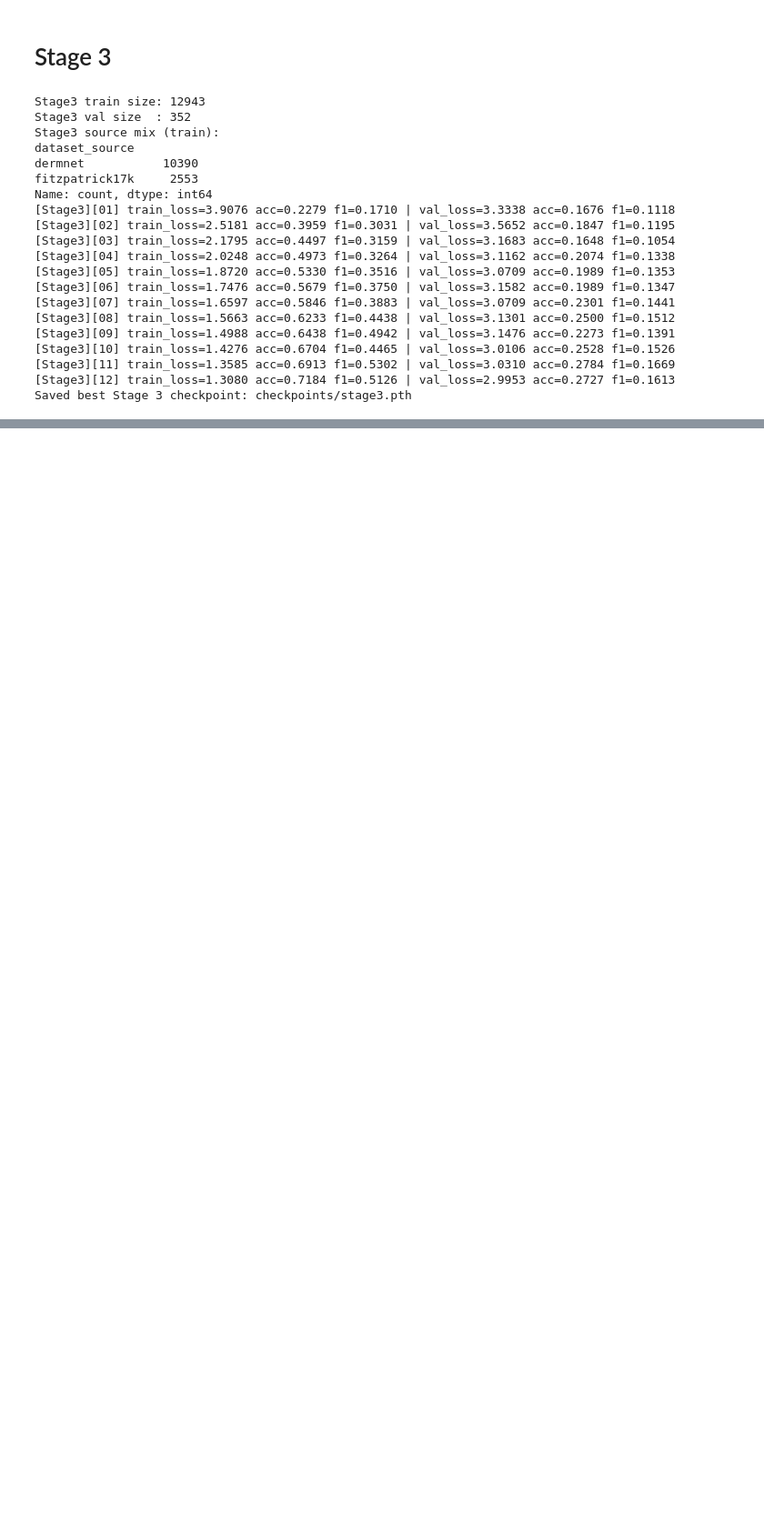
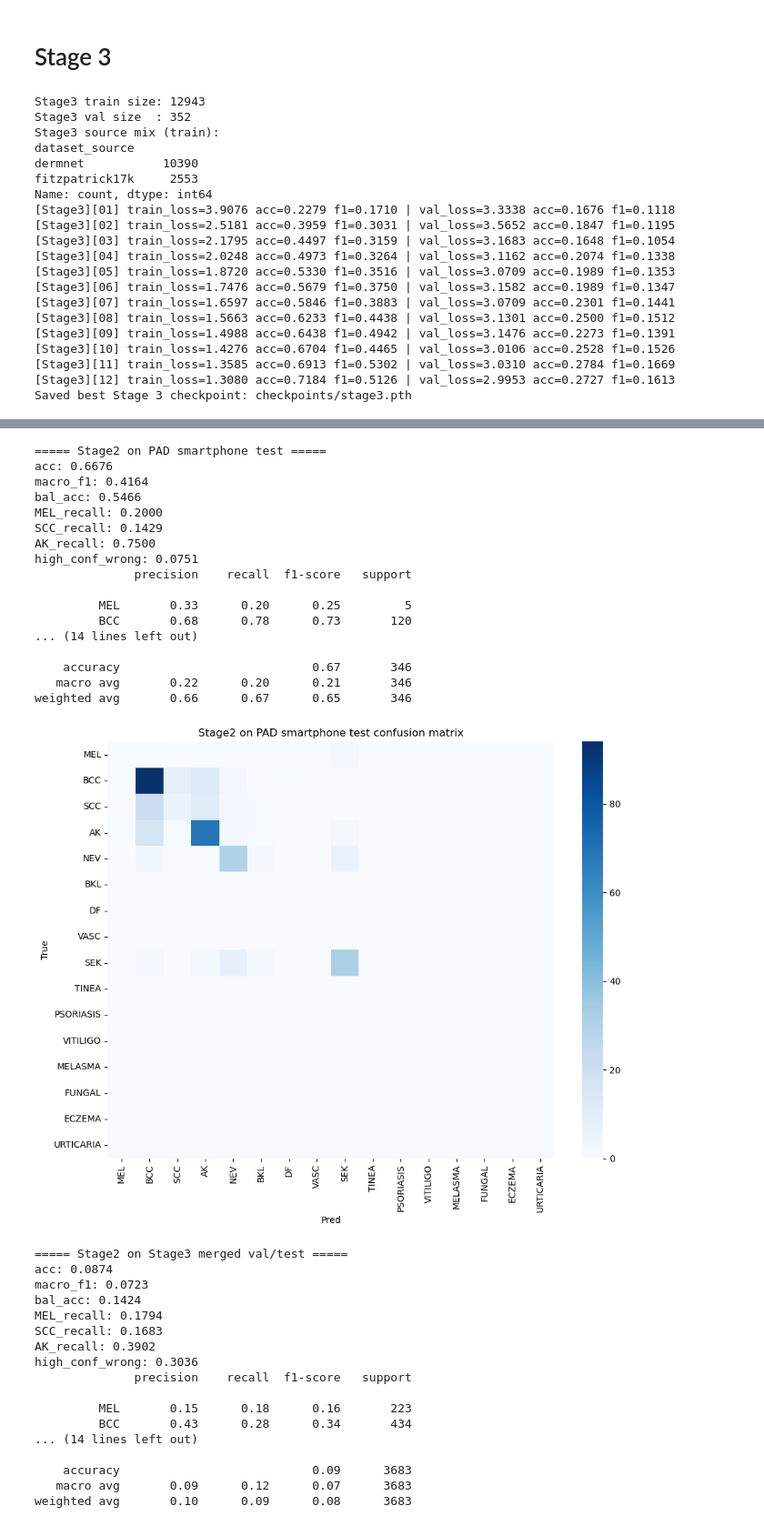
Before and after one commit to Prakhar9896/SkinDisease, a Jupyter notebook: model.ipynb, the cells around one changed output, grey strips where cells are left out. Shown at 91% size. Cells and saved outputs as stored; diff of their text form; code cells hidden in the pictures; blank space fills up the shorter version.

```diff
--- a/model.ipynb
+++ b/model.ipynb
@@ -875,0 +1537,18 @@ Saved best Stage 3 checkpoint: checkpoints/stage3.pth
+# %%
+# Cell 2: prepare PAD test and Stage3 val/test datasets once
+# PAD smartphone test
+pad_df = pd.read_csv(r"data\stage2\pad_stage2_test.csv").copy()
+map_raw = {'bcc':'BCC','mel':'MEL','scc':'SCC','ack':'AK','sek':'SEK','nev':'NEV','nv':'NEV'}
+pad_df['label_idx'] = pad_df['label'].astype(str).str.lower().map(map_raw).map(lambda x: UNIFIED_INDEX.get(x, -1))
+pad_df = pad_df[pad_df['label_idx'] >= 0].reset_index(drop=True)
+
+# Stage3 merged val/test
+s3 = pd.read_csv(r"stage3_output\stage3_merged.csv").copy()
+s3 = s3[s3['has_disease_label'].astype(bool)].copy()
+s3['label_idx'] = s3['unified_label'].map(lambda x: UNIFIED_INDEX.get(str(x), -1))
+s3 = s3[s3['label_idx'] >= 0].copy()
+s3['split'] = s3['split'].astype(str).str.lower()
+s3_eval = s3[s3['split'].isin(['val','test'])].reset_index(drop=True)
+
+print("PAD rows:", len(pad_df))
+print("Stage3 val/test rows:", len(s3_eval))
@@ -875,0 +1558,40 @@ Saved best Stage 3 checkpoint: checkpoints/stage3.pth
+# %%
+# Cell 3: evaluate stage2 on PAD + Stage3 val/test
+stage2_pad = eval_model(stage2_model, pad_df, "Stage2 on PAD smartphone test")
+stage2_s3  = eval_model(stage2_model, s3_eval, "Stage2 on Stage3 merged val/test", fst_col='fst_group')
+# %% [output]
+===== Stage2 on PAD smartphone test =====
+acc: 0.6676
+macro_f1: 0.4164
+bal_acc: 0.5466
+MEL_recall: 0.2000
+SCC_recall: 0.1429
+AK_recall: 0.7500
+high_conf_wrong: 0.0751
+              precision    recall  f1-score   support
+
+         MEL       0.33      0.20      0.25         5
+         BCC       0.68      0.78      0.73       120
+... (14 lines left out)
+
+    accuracy                           0.67       346
+   macro avg       0.22      0.20      0.21       346
+weighted avg       0.66      0.67      0.65       346
+[figure, added]
+===== Stage2 on Stage3 merged val/test =====
+acc: 0.0874
+macro_f1: 0.0723
+bal_acc: 0.1424
+MEL_recall: 0.1794
+SCC_recall: 0.1683
+AK_recall: 0.3902
+high_conf_wrong: 0.3036
+              precision    recall  f1-score   support
+
+         MEL       0.15      0.18      0.16       223
+         BCC       0.43      0.28      0.34       434
+... (14 lines left out)
+
+    accuracy                           0.09      3683
+   macro avg       0.09      0.12      0.07      3683
+weighted avg       0.10      0.09      0.08      3683
```
Also changed, not shown: parts of 23 cells of this notebook, 11 other files.
